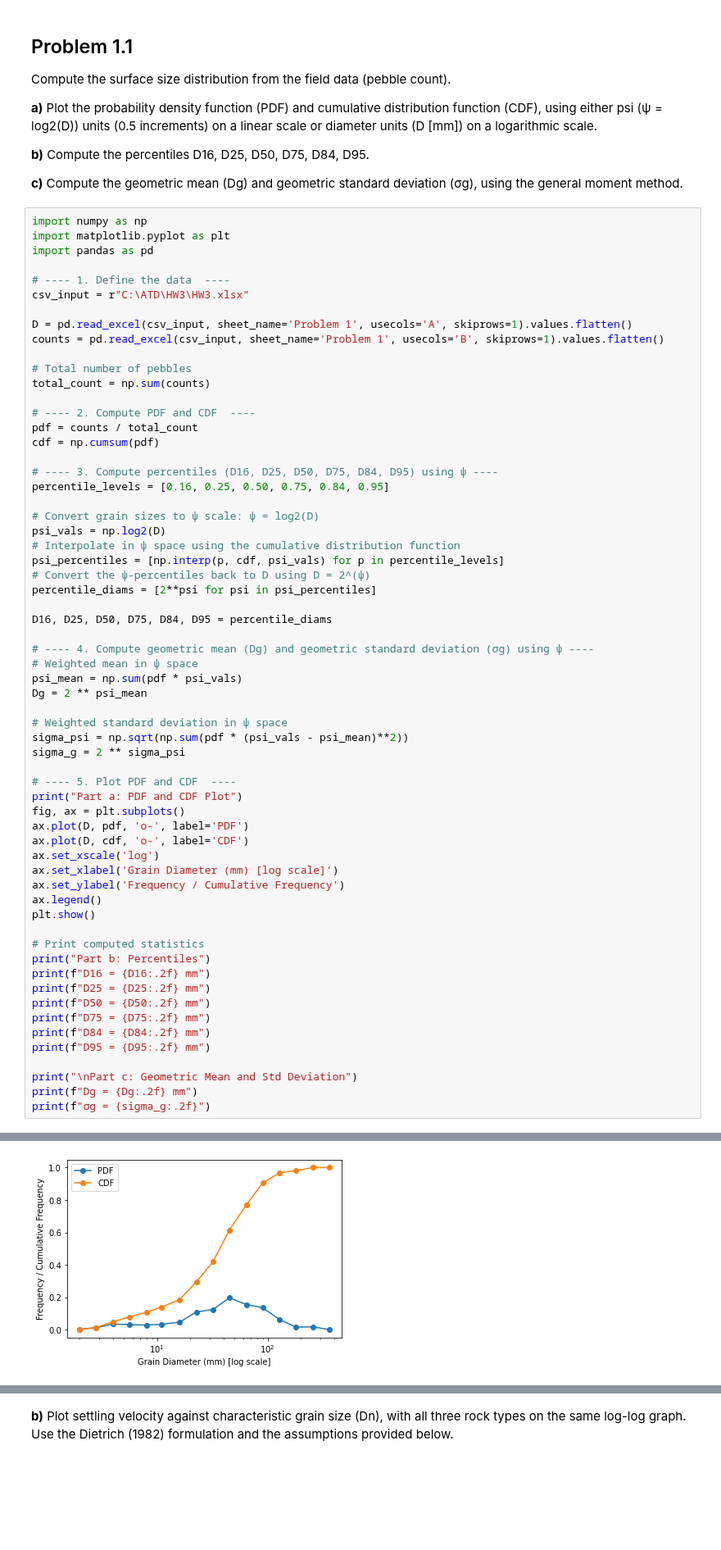
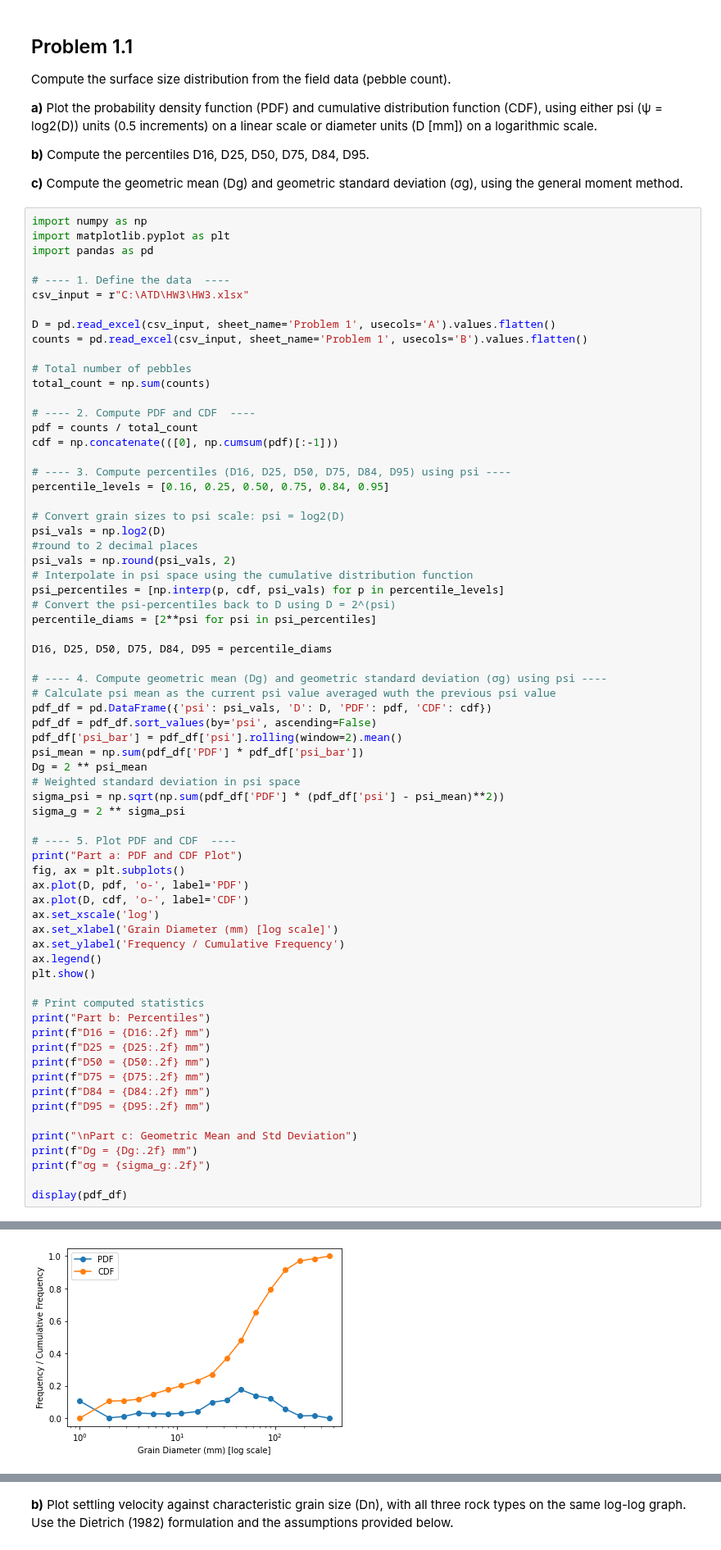
Before and after one commit to atdunwoody/EcoHydro, a Jupyter notebook: CIVE 513/HW3.ipynb, the cells around one changed output, grey strips where cells are left out. Shown at 82% size. Saved outputs shown, nothing was run; the diff lists cells and outputs as text; blank space fills up the shorter version.

```diff
--- a/CIVE 513/HW3.ipynb
+++ b/CIVE 513/HW3.ipynb
@@ -15,61 +15,67 @@ import pandas as pd
 # ---- 1. Define the data  ----
 csv_input = r"C:\ATD\HW3\HW3.xlsx"
 
-D = pd.read_excel(csv_input, sheet_name='Problem 1', usecols='A', skiprows=1).values.flatten()
-counts = pd.read_excel(csv_input, sheet_name='Problem 1', usecols='B', skiprows=1).values.flatten()
+D = pd.read_excel(csv_input, sheet_name='Problem 1', usecols='A').values.flatten()
+counts = pd.read_excel(csv_input, sheet_name='Problem 1', usecols='B').values.flatten()
 
 # Total number of pebbles
 total_count = np.sum(counts)
 
 # ---- 2. Compute PDF and CDF  ----
 pdf = counts / total_count
-cdf = np.cumsum(pdf)
+cdf = np.concatenate(([0], np.cumsum(pdf)[:-1]))
 
-# ---- 3. Compute percentiles (D16, D25, D50, D75, D84, D95) using ψ ----
+# ---- 3. Compute percentiles (D16, D25, D50, D75, D84, D95) using psi ----
 percentile_levels = [0.16, 0.25, 0.50, 0.75, 0.84, 0.95]
 
-# Convert grain sizes to ψ scale: ψ = log2(D)
+# Convert grain sizes to psi scale: psi = log2(D)
 psi_vals = np.log2(D)
-# Interpolate in ψ space using the cumulative distribution function
+#round to 2 decimal places
+psi_vals = np.round(psi_vals, 2)
+# Interpolate in psi space using the cumulative distribution function
 psi_percentiles = [np.interp(p, cdf, psi_vals) for p in percentile_levels]
-# Convert the ψ-percentiles back to D using D = 2^(ψ)
+# Convert the psi-percentiles back to D using D = 2^(psi)
 percentile_diams = [2**psi for psi in psi_percentiles]
 
 D16, D25, D50, D75, D84, D95 = percentile_diams
 
-# ---- 4. Compute geometric mean (Dg) and geometric standard deviation (σg) using ψ ----
-# Weighted mean in ψ space
-psi_mean = np.sum(pdf * psi_vals)
+# ---- 4. Compute geometric mean (Dg) and geometric standard deviation (σg) using psi ----
+# Calculate psi mean as the current psi value averaged wuth the previous psi value
+pdf_df = pd.DataFrame({'psi': psi_vals, 'D': D, 'PDF': pdf, 'CDF': cdf})
+pdf_df = pdf_df.sort_values(by='psi', ascending=False)
+pdf_df['psi_bar'] = pdf_df['psi'].rolling(window=2).mean()
+psi_mean = np.sum(pdf_df['PDF'] * pdf_df['psi_bar'])
 Dg = 2 ** psi_mean
-
-# Weighted standard deviation in ψ space
-sigma_psi = np.sqrt(np.sum(pdf * (psi_vals - psi_mean)**2))
+# Weighted standard deviation in psi space
+sigma_psi = np.sqrt(np.sum(pdf_df['PDF'] * (pdf_df['psi'] - psi_mean)**2))
 sigma_g = 2 ** sigma_psi
 
 # ---- 5. Plot PDF and CDF  ----
 print("Part a: PDF and CDF Plot")
 fig, ax = plt.subplots()
 ax.plot(D, pdf, 'o-', label='PDF')
 ax.plot(D, cdf, 'o-', label='CDF')
 ax.set_xscale('log')
 ax.set_xlabel('Grain Diameter (mm) [log scale]')
 ax.set_ylabel('Frequency / Cumulative Frequency')
 ax.legend()
 plt.show()
 
 # Print computed statistics
 print("Part b: Percentiles")
 print(f"D16 = {D16:.2f} mm")
 print(f"D25 = {D25:.2f} mm")
 print(f"D50 = {D50:.2f} mm")
 print(f"D75 = {D75:.2f} mm")
 print(f"D84 = {D84:.2f} mm")
 print(f"D95 = {D95:.2f} mm")
 
 print("\nPart c: Geometric Mean and Std Deviation")
 print(f"Dg = {Dg:.2f} mm")
 print(f"σg = {sigma_g:.2f}")
+
+display(pdf_df)
 # %% [output]
 Part a: PDF and CDF Plot
-[figure, old version]
+[figure, new version]
 Part b: Percentiles
```
Also changed, not shown: parts of 6 cells of this notebook, 1 other file.
